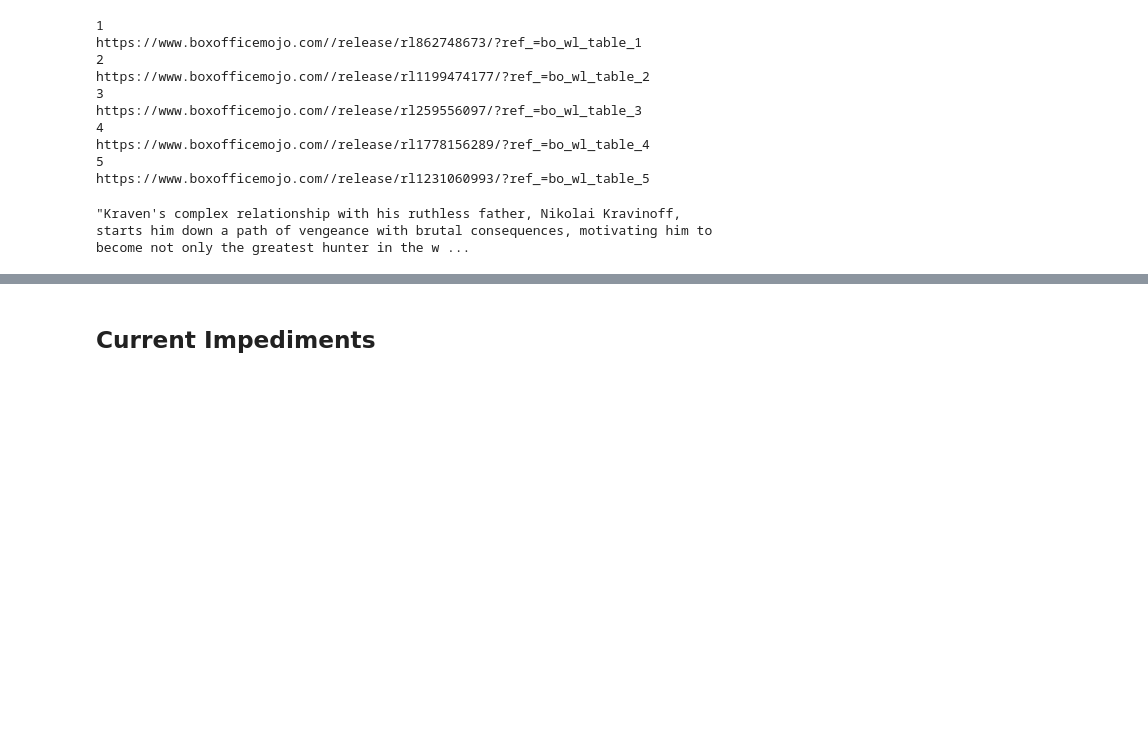
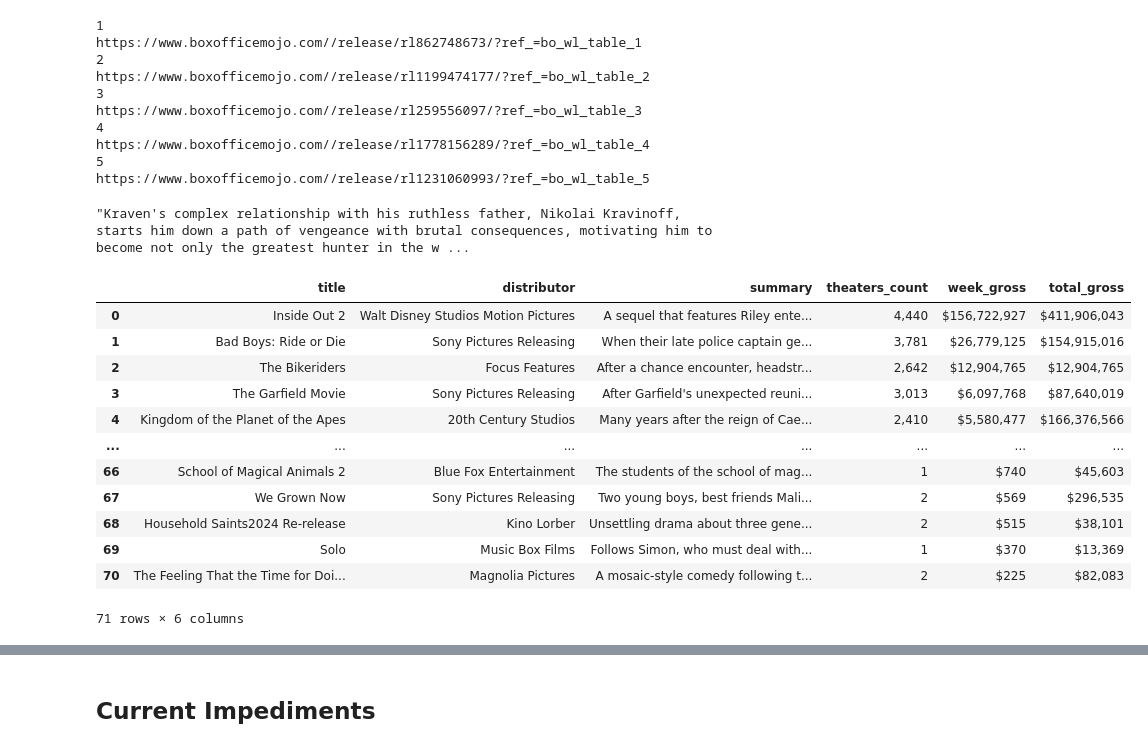
Before and after one commit to rsa-captech/rachel-recommender, a Jupyter notebook: notebook.ipynb, the cells around one changed output, grey strips where cells are left out. Saved outputs shown, nothing was run; the diff lists cells and outputs as text; code cells hidden in the pictures; blank space fills up the shorter version.

```diff
--- a/notebook.ipynb
+++ b/notebook.ipynb
@@ -572,0 +511,18 @@ for i in range(1, 6):
+# %%
+url='https://www.boxofficemojo.com/weekly/2024W50/?ref_=bo_wly_table_1'
+req=requests.get(url) # make the request
+content=req.text
+
+soup=BeautifulSoup(content)
+rows=soup.findAll('tr') # tabular data is stored under the "tr" tag
+
+rows_indexes = [2, 3, 5, 6, 8, 10]
+
+for i in range(1, len(rows)):
+    data = rows[i].findAll('td')
+    #for j in rows_indexes:
+        #print(j)
+    print(data[2].text)
+    # range(len(data)):
+    # print(data)
+    print("--------------------------")
@@ -626,0 +651,16 @@ def Mojo_movie_details(week_url):
+# %%
+Mojo_movie_details('https://www.boxofficemojo.com/weekly/2024W25/?ref_=bo_wly_table_1')
+# %% [output]
+|  | title | distributor | summary | theaters_count | week_gross | total_gross |
+| 0 | Inside Out 2 | Walt Disney Studios Motion Pictures | A sequel that features Riley ente... | 4,440 | $156,722,927 | $411,906,043 |
+| 1 | Bad Boys: Ride or Die | Sony Pictures Releasing | When their late police captain ge... | 3,781 | $26,779,125 | $154,915,016 |
+| 2 | The Bikeriders | Focus Features | After a chance encounter, headstr... | 2,642 | $12,904,765 | $12,904,765 |
+| 3 | The Garfield Movie | Sony Pictures Releasing | After Garfield's unexpected reuni... | 3,013 | $6,097,768 | $87,640,019 |
+| 4 | Kingdom of the Planet of the Apes | 20th Century Studios | Many years after the reign of Cae... | 2,410 | $5,580,477 | $166,376,566 |
+| ... | ... | ... | ... | ... | ... | ... |
+| 66 | School of Magical Animals 2 | Blue Fox Entertainment | The students of the school of mag... | 1 | $740 | $45,603 |
+| 67 | We Grown Now | Sony Pictures Releasing | Two young boys, best friends Mali... | 2 | $569 | $296,535 |
+| 68 | Household Saints2024 Re-release | Kino Lorber | Unsettling drama about three gene... | 2 | $515 | $38,101 |
+| 69 | Solo | Music Box Films | Follows Simon, who must deal with... | 1 | $370 | $13,369 |
+| 70 | The Feeling That the Time for Doi... | Magnolia Pictures | A mosaic-style comedy following t... | 2 | $225 | $82,083 |
+71 rows × 6 columns
```
Also changed, not shown: parts of 29 cells of this notebook.
